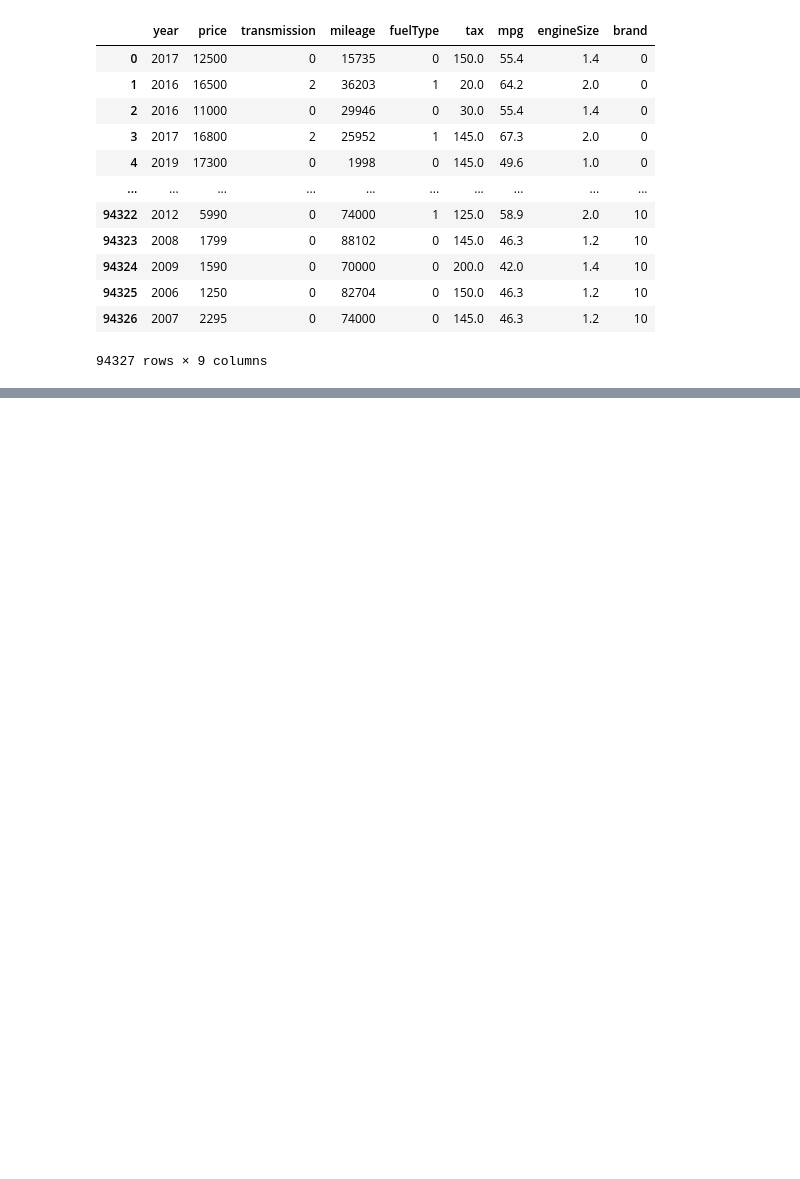
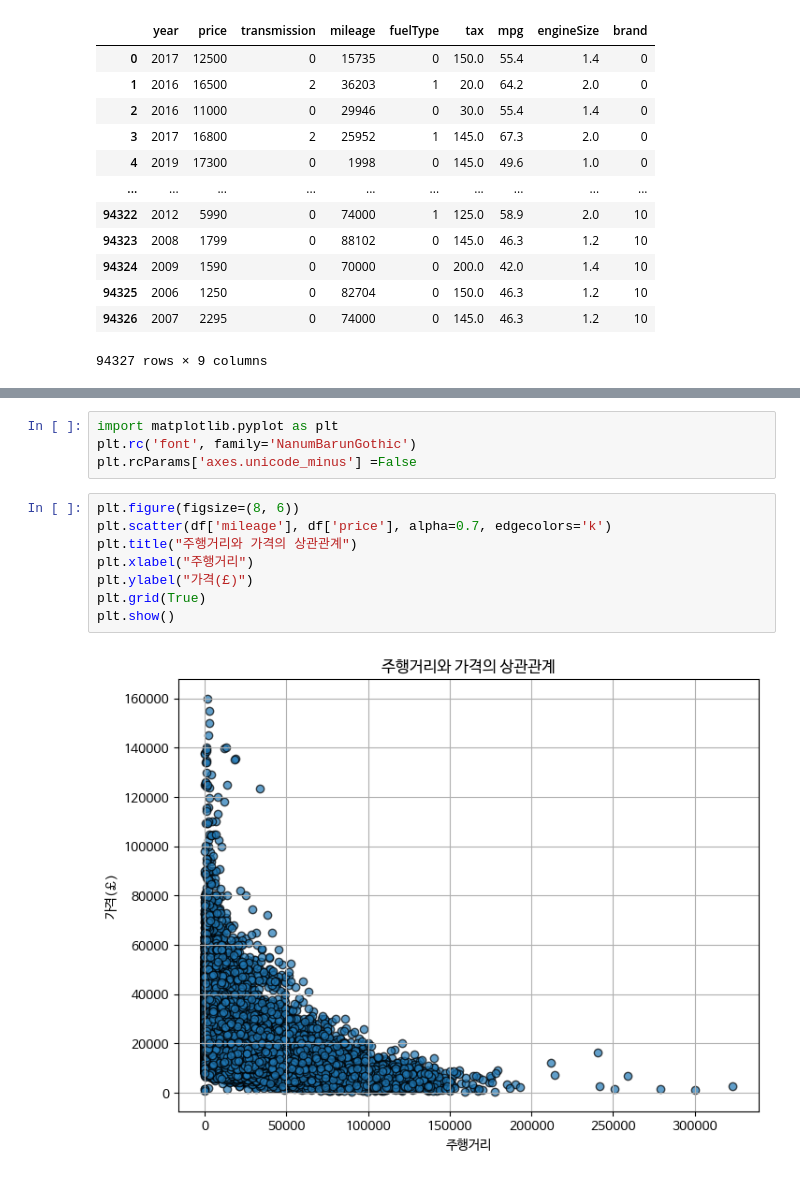
Before and after one commit to osoohynn/used-car-price-forecast, a Jupyter notebook: used_car_price_forecast.ipynb, the cells around one changed output, grey strips where cells are left out. Cells and saved outputs as stored; diff of their text form; blank space fills up the shorter version.

```diff
--- a/used_car_price_forecast.ipynb
+++ b/used_car_price_forecast.ipynb
@@ -286,0 +273,14 @@ NameError: name 'PolynomialFeatures' is not defined
+# %%
+import matplotlib.pyplot as plt
+plt.rc('font', family='NanumBarunGothic')
+plt.rcParams['axes.unicode_minus'] =False
+# %%
+plt.figure(figsize=(8, 6))
+plt.scatter(df['mileage'], df['price'], alpha=0.7, edgecolors='k')
+plt.title("주행거리와 가격의 상관관계")
+plt.xlabel("주행거리")
+plt.ylabel("가격(£)")
+plt.grid(True)
+plt.show()
+# %% [output]
+[figure, added]
```
Also changed, not shown: parts of 9 cells of this notebook.
